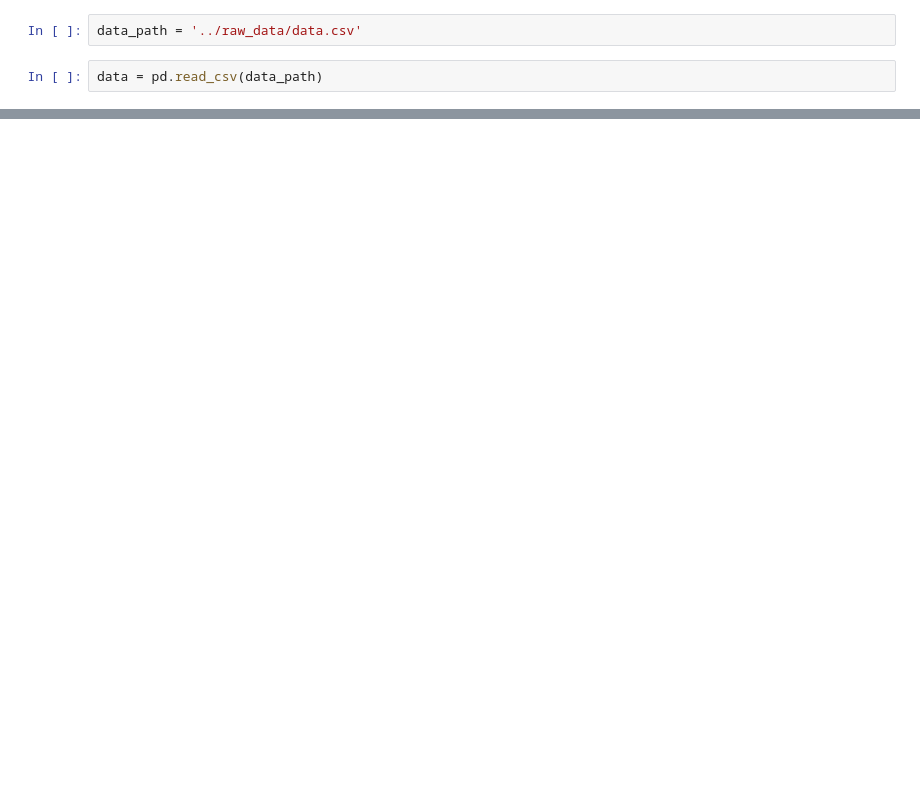
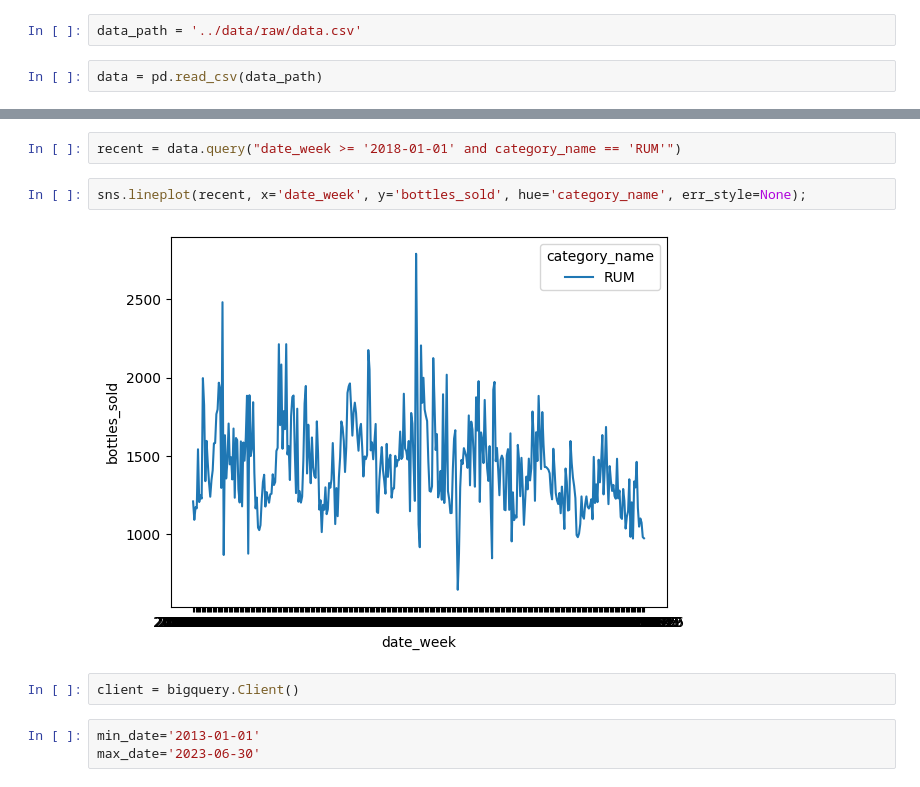
Before and after one commit to hilinski/liquor_demand_forecasting, a Jupyter notebook: notebooks/renan.ipynb, the cells around one changed output, grey strips where cells are left out. Drawn from its saved outputs; the diff is of its cells as text; blank space fills up the shorter version.

```diff
--- a/notebooks/renan.ipynb
+++ b/notebooks/renan.ipynb
@@ -18,4 +29,4 @@ query_data = '''
 # %%
-data_path = '../raw_data/data.csv'
+data_path = '../data/raw/data.csv'
 # %%
 data = pd.read_csv(data_path)
@@ -50,0 +46,11 @@ df.head(5)
+# %%
+recent = data.query("date_week >= '2018-01-01' and category_name == 'RUM'")
+# %%
+sns.lineplot(recent, x='date_week', y='bottles_sold', hue='category_name', err_style=None);
+# %% [output]
+[figure, added]
+# %%
+client = bigquery.Client()
+# %%
+min_date='2013-01-01'
+max_date='2023-06-30'
```
Also changed, not shown: parts of 18 cells of this notebook, 1 other file.
